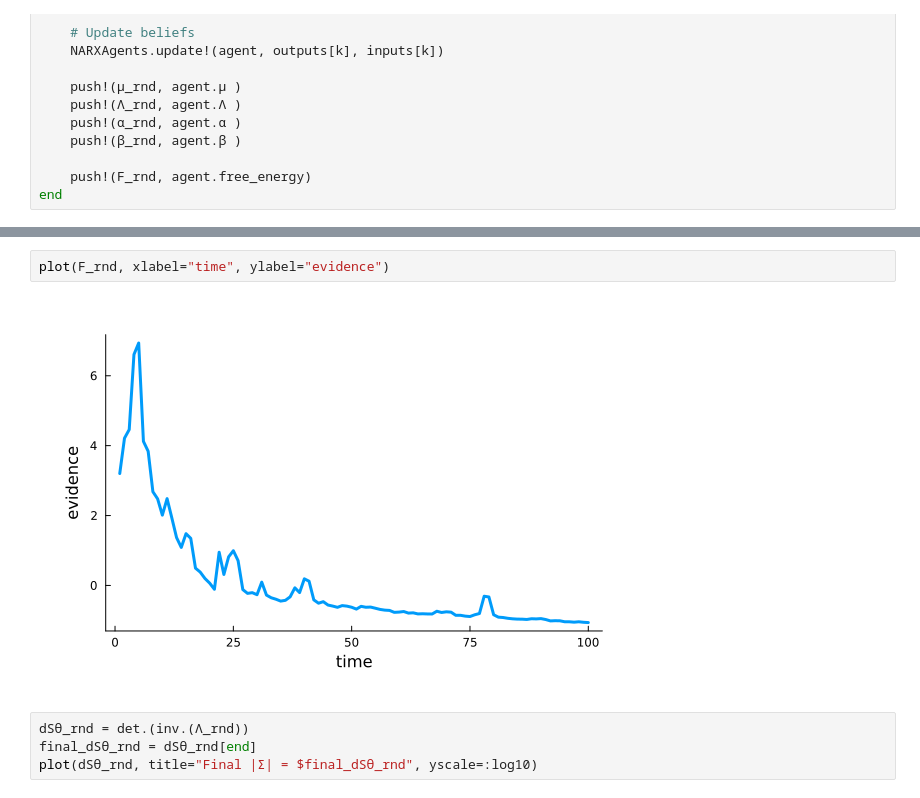
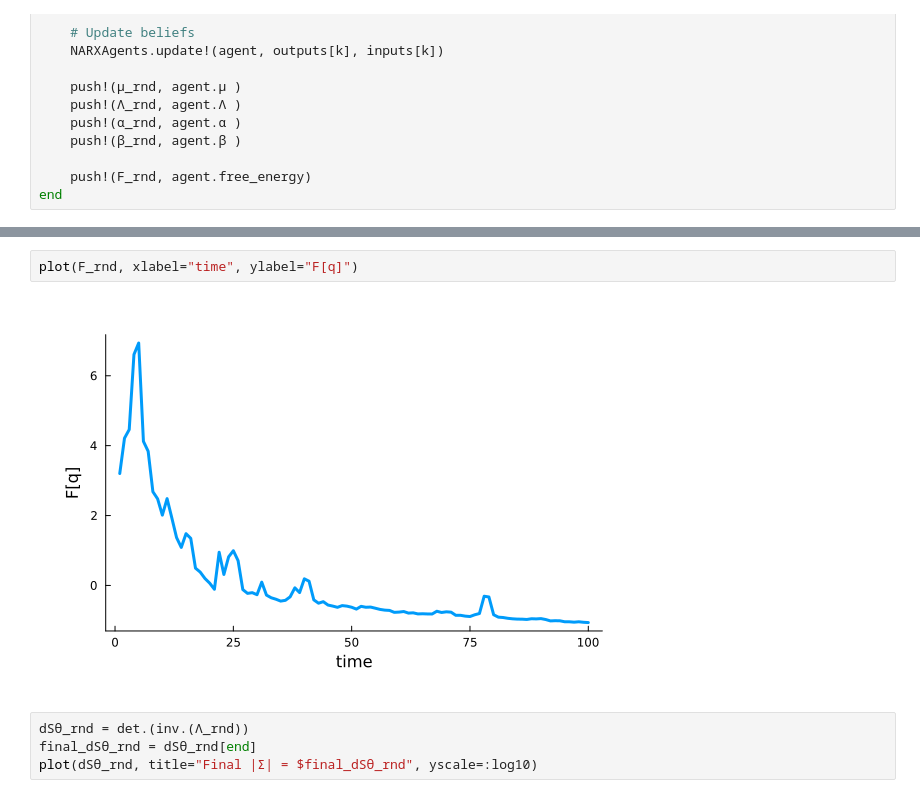
Before and after one commit to wmkouw/narx-efe, a Jupyter notebook: notebooks/NARX-EFE learningrate.ipynb, the cells around one changed output, grey strips where cells are left out. Drawn from its saved outputs; the diff is of its cells as text.

```diff
--- a/notebooks/NARX-EFE learningrate.ipynb
+++ b/notebooks/NARX-EFE learningrate.ipynb
@@ -183,9 +183,9 @@ F_rnd
  -1.0536698497859176
  -1.0618229472770289
 # %%
-plot(F_rnd, xlabel="time", ylabel="evidence")
+plot(F_rnd, xlabel="time", ylabel="F[q]")
 # %% [output]
-[figure, old version]
+[figure, new version]
 # %%
 dSθ_rnd = det.(inv.(Λ_rnd))
 final_dSθ_rnd = dSθ_rnd[end]
```
Also changed, not shown: parts of 5 cells of this notebook.
